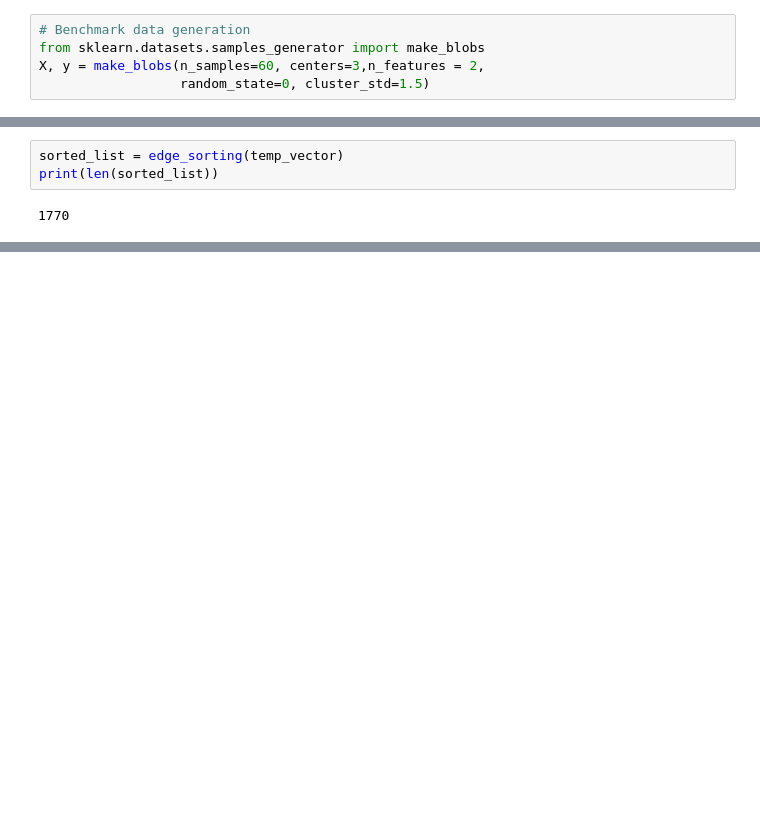
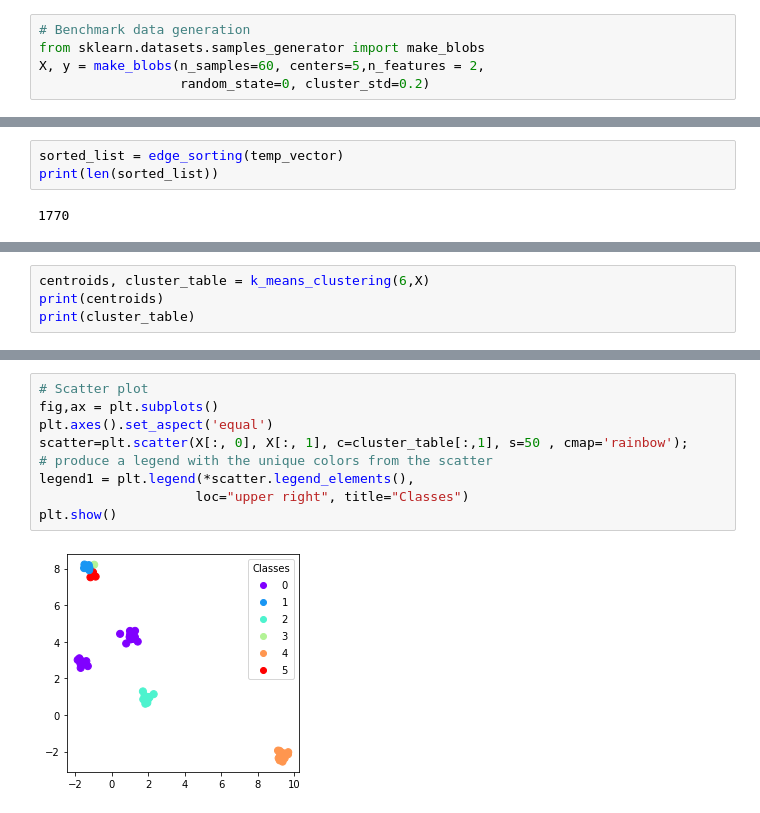
Before and after one commit to paparon96/Clustering, a Jupyter notebook: Aron_Distance_examples.ipynb, the cells around one changed output, grey strips where cells are left out. Cells and saved outputs as stored; diff of their text form; blank space fills up the shorter version.

Commit message:
Added initial k-means algorithm

```diff
--- a/Aron_Distance_examples.ipynb
+++ b/Aron_Distance_examples.ipynb
@@ -132,8 +208,8 @@ plt.show()
 # %%
 # Benchmark data generation
 from sklearn.datasets.samples_generator import make_blobs
-X, y = make_blobs(n_samples=60, centers=3,n_features = 2,
-                  random_state=0, cluster_std=1.5)
+X, y = make_blobs(n_samples=60, centers=5,n_features = 2,
+                  random_state=0, cluster_std=0.2)
 # %%
 X = pd.DataFrame(X)
 print(X.shape[0])
@@ -185,0 +418,4 @@ print(len(sorted_list))
+# %%
+centroids, cluster_table = k_means_clustering(6,X)
+print(centroids)
+print(cluster_table)
@@ -185,0 +440,11 @@ print(len(sorted_list))
+# %%
+# Scatter plot
+fig,ax = plt.subplots()
+plt.axes().set_aspect('equal')
+scatter=plt.scatter(X[:, 0], X[:, 1], c=cluster_table[:,1], s=50 , cmap='rainbow');
+# produce a legend with the unique colors from the scatter
+legend1 = plt.legend(*scatter.legend_elements(),
+                    loc="upper right", title="Classes")
+plt.show()
+# %% [output]
+[figure, added]
```
Also changed, not shown: parts of 8 cells of this notebook.
